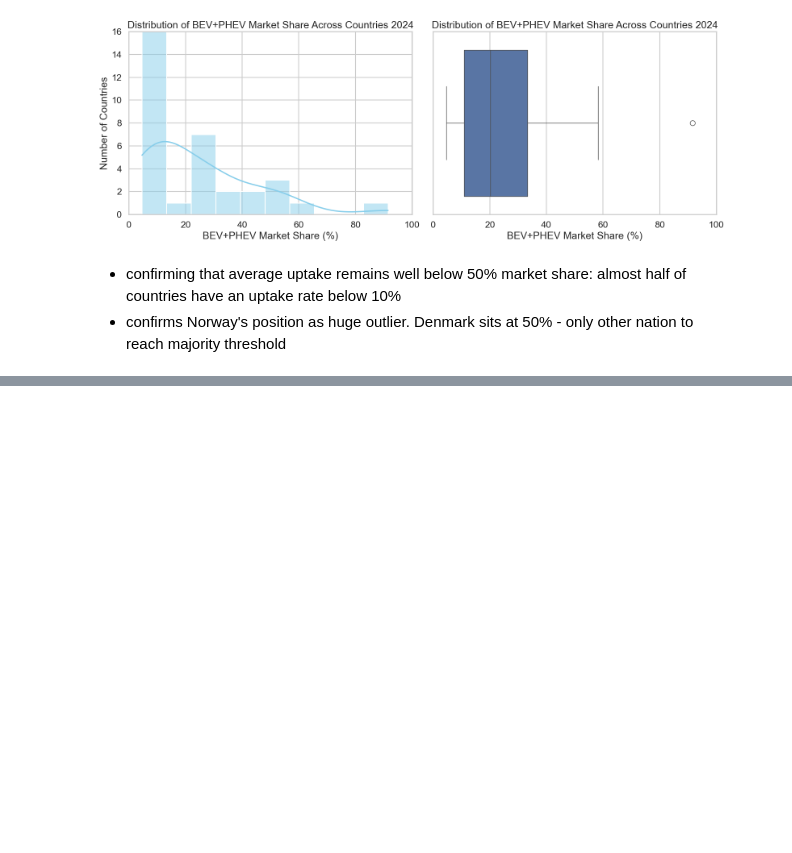
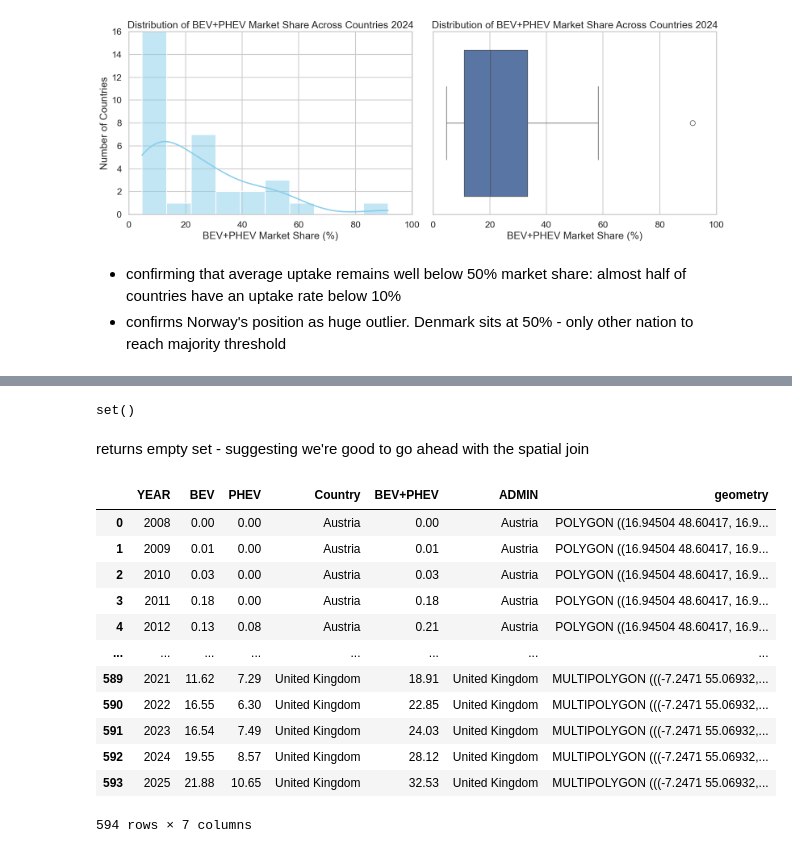
Before and after one commit to katehodges1/Electric-Europe, a Jupyter notebook: scripts/1b-explore-market-share-data.ipynb, the cells around one changed output, grey strips where cells are left out. Saved outputs shown, nothing was run; the diff lists cells and outputs as text; code cells hidden in the pictures; blank space fills up the shorter version.

```diff
--- a/scripts/1b-explore-market-share-data.ipynb
+++ b/scripts/1b-explore-market-share-data.ipynb
@@ -285,0 +274,7 @@ IQR: 22.249999999999993 (33.239999999999995:10.99)
+# %%
+# load world borders shapefile
+
+world = gpd.read_file(raw_path/"ne_10m_admin_0_countries/ne_10m_admin_0_countries.shp")
+
+# quick inspection
+world.head()
@@ -285,0 +311,34 @@ IQR: 22.249999999999993 (33.239999999999995:10.99)
+# %%
+# now lets rename to czech republic to align with naming convention used by EUAFO...
+df['Country'] = df['Country'].replace({'Czech Republic':'Czechia'})
+
+# now verify the fix worked by running same line of code to check all our 33 countries of interest are present
+set(df['Country']).difference(set(world['ADMIN']))
+# %% [output]
+set()
+# %% [markdown]
+returns empty set - suggesting we're good to go ahead with the spatial join
+# %%
+
+# perform spatial join - left joining geometry data onto the EVs data
+# joining and filtering in one operation
+sdf = df.merge(world[['ADMIN', 'geometry']], # join only relevant 'admin' and 'geometry' columns
+               left_on='Country',
+               right_on='ADMIN',
+               how='left')
+
+sdf
+# %% [output]
+|  | YEAR | BEV | PHEV | Country | BEV+PHEV | ADMIN | geometry |
+| 0 | 2008 | 0.00 | 0.00 | Austria | 0.00 | Austria | POLYGON ((16.94504 48.60417, 16.9... |
+| 1 | 2009 | 0.01 | 0.00 | Austria | 0.01 | Austria | POLYGON ((16.94504 48.60417, 16.9... |
+| 2 | 2010 | 0.03 | 0.00 | Austria | 0.03 | Austria | POLYGON ((16.94504 48.60417, 16.9... |
+| 3 | 2011 | 0.18 | 0.00 | Austria | 0.18 | Austria | POLYGON ((16.94504 48.60417, 16.9... |
+| 4 | 2012 | 0.13 | 0.08 | Austria | 0.21 | Austria | POLYGON ((16.94504 48.60417, 16.9... |
+| ... | ... | ... | ... | ... | ... | ... | ... |
+| 589 | 2021 | 11.62 | 7.29 | United Kingdom | 18.91 | United Kingdom | MULTIPOLYGON (((-7.2471 55.06932,... |
+| 590 | 2022 | 16.55 | 6.30 | United Kingdom | 22.85 | United Kingdom | MULTIPOLYGON (((-7.2471 55.06932,... |
+| 591 | 2023 | 16.54 | 7.49 | United Kingdom | 24.03 | United Kingdom | MULTIPOLYGON (((-7.2471 55.06932,... |
+| 592 | 2024 | 19.55 | 8.57 | United Kingdom | 28.12 | United Kingdom | MULTIPOLYGON (((-7.2471 55.06932,... |
+| 593 | 2025 | 21.88 | 10.65 | United Kingdom | 32.53 | United Kingdom | MULTIPOLYGON (((-7.2471 55.06932,... |
+594 rows × 7 columns
```
Also changed, not shown: parts of 13 cells of this notebook.
